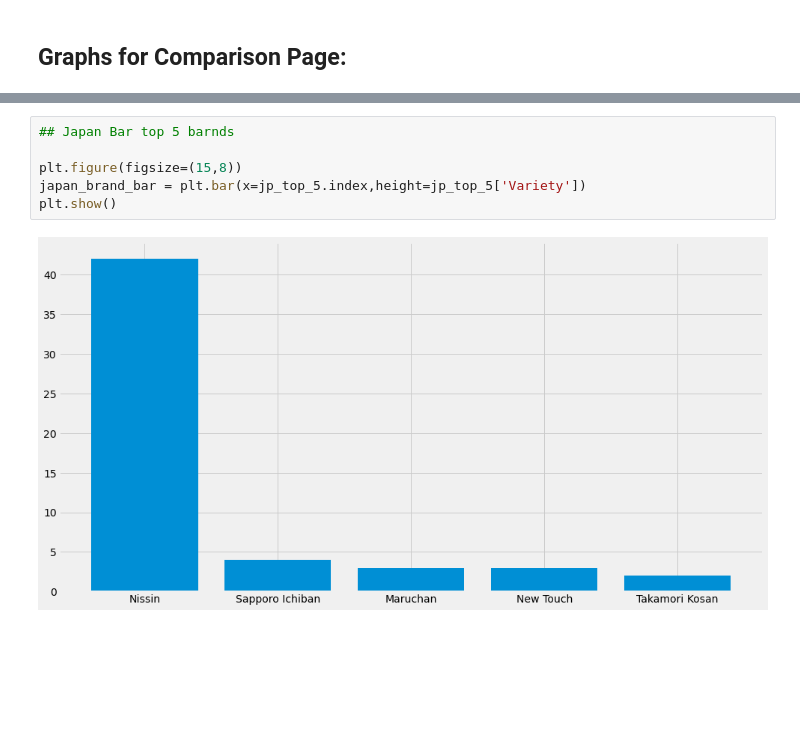
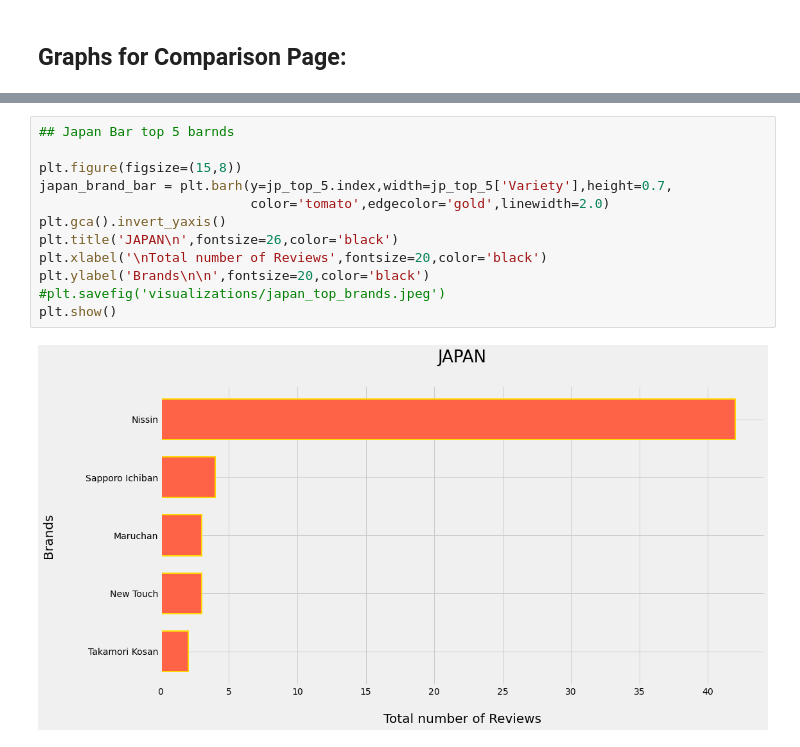
Before and after one commit to garrettg615/web-design-challenge, a Jupyter notebook: ramen_analysis.ipynb, the cells around one changed output, grey strips where cells are left out. Cells and saved outputs as stored; diff of their text form; blank space fills up the shorter version.

```diff
--- a/ramen_analysis.ipynb
+++ b/ramen_analysis.ipynb
@@ -239,11 +243,17 @@ china_brand_df = china_brand_df.sort_values('Variety',ascending=False)
 china_top_5 = china_brand_df.head()
-# %%
-## Japan Bar top 5 barnds
-
-plt.figure(figsize=(15,8))
-japan_brand_bar = plt.bar(x=jp_top_5.index,height=jp_top_5['Variety'])
-plt.show()
-# %% [output]
-[figure, removed]
+# %%
+## Japan Bar top 5 barnds
+
+plt.figure(figsize=(15,8))
+japan_brand_bar = plt.barh(y=jp_top_5.index,width=jp_top_5['Variety'],height=0.7,
+                           color='tomato',edgecolor='gold',linewidth=2.0)
+plt.gca().invert_yaxis()
+plt.title('JAPAN\n',fontsize=26,color='black')
+plt.xlabel('\nTotal number of Reviews',fontsize=20,color='black')
+plt.ylabel('Brands\n\n',fontsize=20,color='black')
+#plt.savefig('visualizations/japan_top_brands.jpeg')
+plt.show()
+# %% [output]
+[figure, added]
 # %%
 ## USA bar top 5 brands
```
Also changed, not shown: parts of 12 cells of this notebook, 9 other files.
